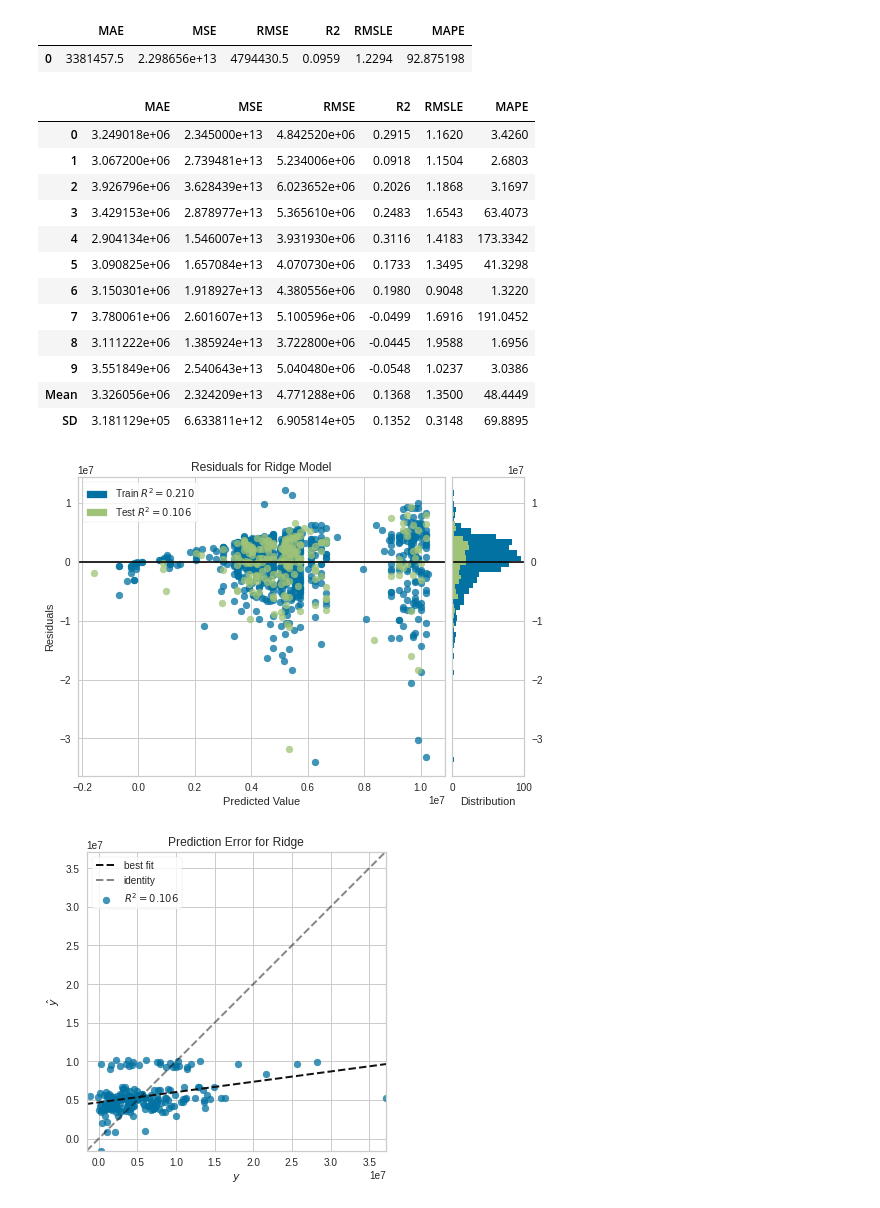
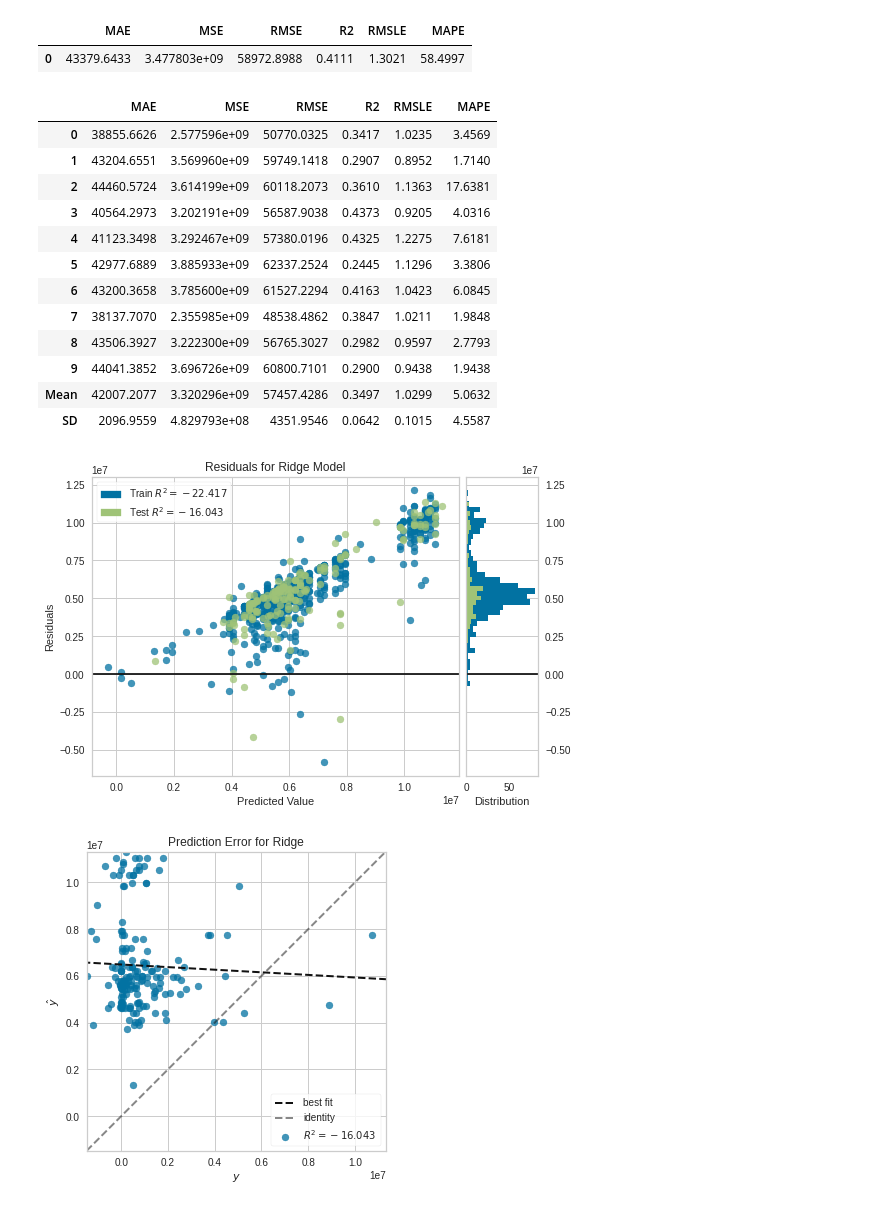
Before and after one commit to taeilkeemm/for-data-study, a Jupyter notebook: 공공조달_pycaret.ipynb, the cells around one changed output. Drawn from its saved outputs; the diff is of its cells as text; code cells hidden in the pictures.

```diff
--- a/공공조달_pycaret.ipynb
+++ b/공공조달_pycaret.ipynb
@@ -82,35 +83,35 @@ best = compare_models(sort = 'RMSE')
 # %%
-ridge = create_model('ridge', cross_validation = False)
+model = create_model(best, cross_validation = False)
 # %% [output]
 |  | MAE | MSE | RMSE | R2 | RMSLE | MAPE |
-| 0 | 3381457.5 | 2.298656e+13 | 4794430.5 | 0.0959 | 1.2294 | 92.875198 |
+| 0 | 43379.6433 | 3.477803e+09 | 58972.8988 | 0.4111 | 1.3021 | 58.4997 |
 # %%
 ##하이퍼파라미터 튜닝
-tuned_ridge = tune_model(ridge, optimize = 'RMSE', n_iter = 10)
+tuned_model = tune_model(model, optimize = 'RMSE', n_iter = 10)
 # %% [output]
 |  | MAE | MSE | RMSE | R2 | RMSLE | MAPE |
-| 0 | 3.249018e+06 | 2.345000e+13 | 4.842520e+06 | 0.2915 | 1.1620 | 3.4260 |
-| 1 | 3.067200e+06 | 2.739481e+13 | 5.234006e+06 | 0.0918 | 1.1504 | 2.6803 |
-| 2 | 3.926796e+06 | 3.628439e+13 | 6.023652e+06 | 0.2026 | 1.1868 | 3.1697 |
-| 3 | 3.429153e+06 | 2.878977e+13 | 5.365610e+06 | 0.2483 | 1.6543 | 63.4073 |
-| 4 | 2.904134e+06 | 1.546007e+13 | 3.931930e+06 | 0.3116 | 1.4183 | 173.3342 |
-| 5 | 3.090825e+06 | 1.657084e+13 | 4.070730e+06 | 0.1733 | 1.3495 | 41.3298 |
-| 6 | 3.150301e+06 | 1.918927e+13 | 4.380556e+06 | 0.1980 | 0.9048 | 1.3220 |
-| 7 | 3.780061e+06 | 2.601607e+13 | 5.100596e+06 | -0.0499 | 1.6916 | 191.0452 |
-| 8 | 3.111222e+06 | 1.385924e+13 | 3.722800e+06 | -0.0445 | 1.9588 | 1.6956 |
-| 9 | 3.551849e+06 | 2.540643e+13 | 5.040480e+06 | -0.0548 | 1.0237 | 3.0386 |
-| Mean | 3.326056e+06 | 2.324209e+13 | 4.771288e+06 | 0.1368 | 1.3500 | 48.4449 |
-| SD | 3.181129e+05 | 6.633811e+12 | 6.905814e+05 | 0.1352 | 0.3148 | 69.8895 |
+| 0 | 38855.6626 | 2.577596e+09 | 50770.0325 | 0.3417 | 1.0235 | 3.4569 |
+| 1 | 43204.6551 | 3.569960e+09 | 59749.1418 | 0.2907 | 0.8952 | 1.7140 |
+| 2 | 44460.5724 | 3.614199e+09 | 60118.2073 | 0.3610 | 1.1363 | 17.6381 |
+| 3 | 40564.2973 | 3.202191e+09 | 56587.9038 | 0.4373 | 0.9205 | 4.0316 |
+| 4 | 41123.3498 | 3.292467e+09 | 57380.0196 | 0.4325 | 1.2275 | 7.6181 |
+| 5 | 42977.6889 | 3.885933e+09 | 62337.2524 | 0.2445 | 1.1296 | 3.3806 |
+| 6 | 43200.3658 | 3.785600e+09 | 61527.2294 | 0.4163 | 1.0423 | 6.0845 |
+| 7 | 38137.7070 | 2.355985e+09 | 48538.4862 | 0.3847 | 1.0211 | 1.9848 |
+| 8 | 43506.3927 | 3.222300e+09 | 56765.3027 | 0.2982 | 0.9597 | 2.7793 |
+| 9 | 44041.3852 | 3.696726e+09 | 60800.7101 | 0.2900 | 0.9438 | 1.9438 |
+| Mean | 42007.2077 | 3.320296e+09 | 57457.4286 | 0.3497 | 1.0299 | 5.0632 |
+| SD | 2096.9559 | 4.829793e+08 | 4351.9546 | 0.0642 | 0.1015 | 4.5587 |
 # %%
 # 모델 시각화(plot)_plot = 'residuals'
-plot_model(tuned_ridge)
+plot_model(tuned_model)
 # %% [output]
-[figure, old version]
+[figure, new version]
 # %%
 # 모델 시각화(plot)_plot = 'error'
-plot_model(tuned_ridge, plot='error')
+plot_model(tuned_model, plot='error')
 # %% [output]
-[figure, old version]
+[figure, new version]
 # %%
 # 모델 시각화(plot)_plot = 'learning'
 
```
Also changed, not shown: parts of 7 cells of this notebook.
